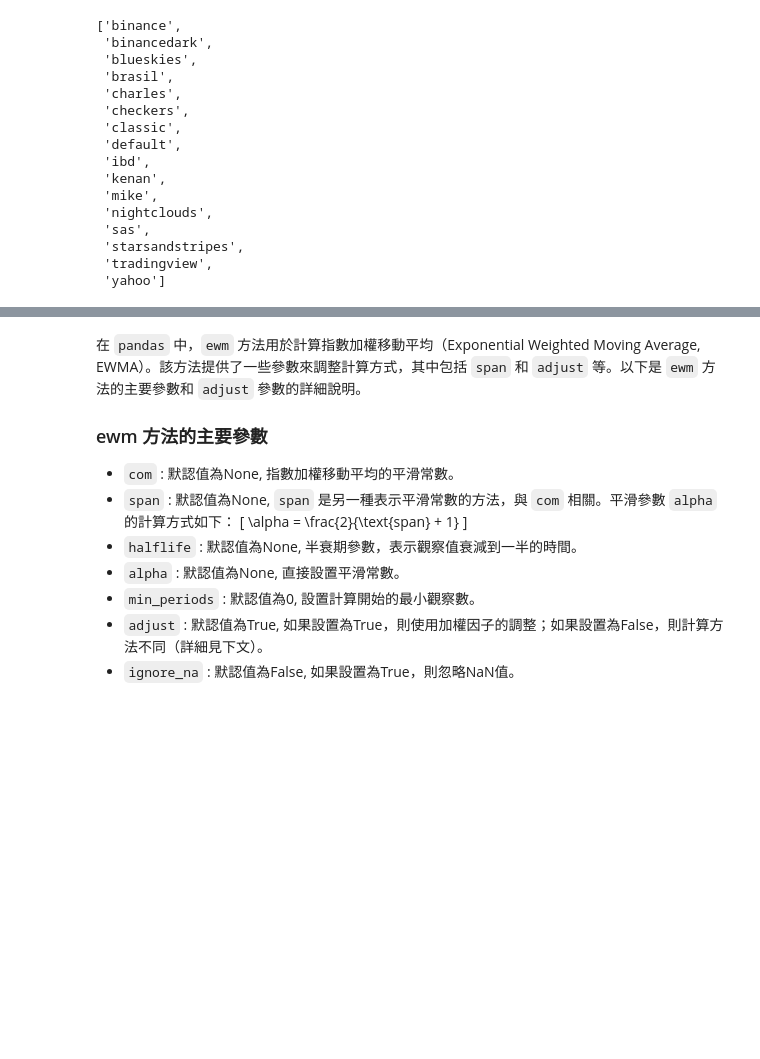
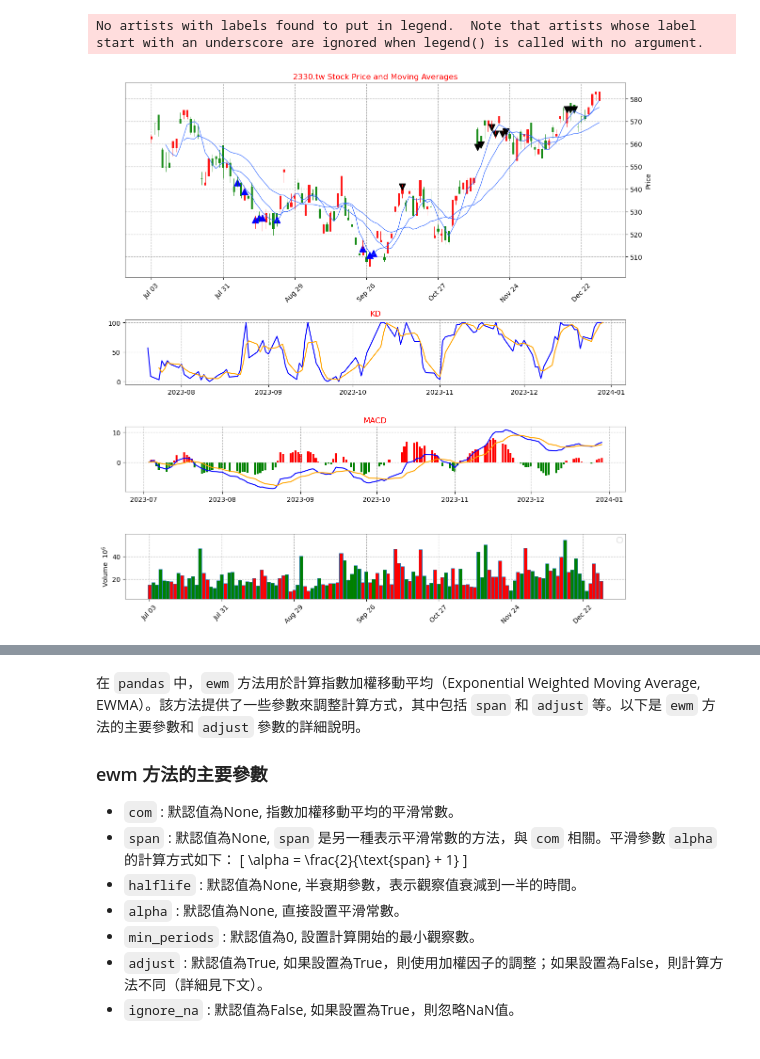
Before and after one commit to lzrong0203/write_share_robots, a Jupyter notebook: 課程範例程式/ch18/18-4.ipynb, the cells around one changed output, grey strips where cells are left out. Saved outputs shown, nothing was run; the diff lists cells and outputs as text; code cells hidden in the pictures; blank space fills up the shorter version.

```diff
--- a/課程範例程式/ch18/18-4.ipynb
+++ b/課程範例程式/ch18/18-4.ipynb
@@ -38,19 +63,52 @@ ValueError: Data for column "Open" must be ALL float or int.
 # %%
-mpf.available_styles()
+fig, ax = plt.subplots(4, 1, figsize=(12, 12), gridspec_kw={"height_ratios": [3, 1, 1, 1]})
+
+custom_style = mpf.make_mpf_style(
+    base_mpf_style="tradingview",
+    marketcolors=mpf.make_marketcolors(
+        up="red",
+        down="green",
+        edge={'up': 'red', 'down': 'green'},  # K線邊緣顏色
+        wick={'up': 'red', 'down': 'green'},  # K線影線顏色
+        volume={'up': 'red', 'down': 'green'}
+
+    )
+)
+
+data["Buy_Signal"] = data.Close.where((data['%K'] < 20) & (data["%K"] > data["%D"]), pd.NA)
+data["Sell_Signal"] = data.Close.where((data['%K'] > 80) & (data["%K"] < data["%D"]), pd.NA)
+
+buy_signal = mpf.make_addplot(data.Buy_Signal, type="scatter", markersize=100, marker="^",
+                 color="blue", ax=ax[0])
+sell_signal = mpf.make_addplot(data.Sell_Signal, type="scatter", markersize=100, marker="v",
+                 color="black", ax=ax[0])
+
+apds = [buy_signal, sell_signal]
+
+ema_12 = data.Close.ewm(span=12, adjust=False).mean()
+ema_26 = data.Close.ewm(span=26, adjust=False).mean()
+
+data["DIF"] = ema_12 - ema_26
+data['DEA'] = data['DIF'].ewm(span=9, adjust=False).mean()
+data['MACD'] = (data['DIF'] - data['DEA']) * 2
+
+mpf.plot(data=data, type='candle', mav=(5, 10, 20),
+         style=custom_style, ax=ax[0], volume=ax[3], addplot=apds)
+ax[0].set_title(f"{ticker} Stock Price and Moving Averages")
+
+ax[1].plot(data.index, data["%K"], color="blue", label="%K")
+ax[1].plot(data.index, data["%D"], color="orange", label="%D")
+ax[1].set_title("KD")
+
+bar_colors =  ["r" if v >= 0 else "g" for v in data["MACD"]]
+ax[2].plot(data.index, data["DIF"], color="blue")
+ax[2].plot(data.index, data["DEA"], color="orange")
+ax[2].bar(data.index, data["MACD"], color=bar_colors)
+ax[2].set_title("MACD")
+
+plt.legend()
+plt.tight_layout()
+plt.show()
 # %% [output]
-['binance',
- 'binancedark',
- 'blueskies',
- 'brasil',
- 'charles',
- 'checkers',
- 'classic',
- 'default',
- 'ibd',
- 'kenan',
- 'mike',
- 'nightclouds',
- 'sas',
- 'starsandstripes',
- 'tradingview',
- 'yahoo']
+No artists with labels found to put in legend.  Note that artists whose label start with an underscore are ignored when legend() is called with no argument.
+[figure, added]
```
Also changed, not shown: parts of 12 cells of this notebook, 57 other files.
